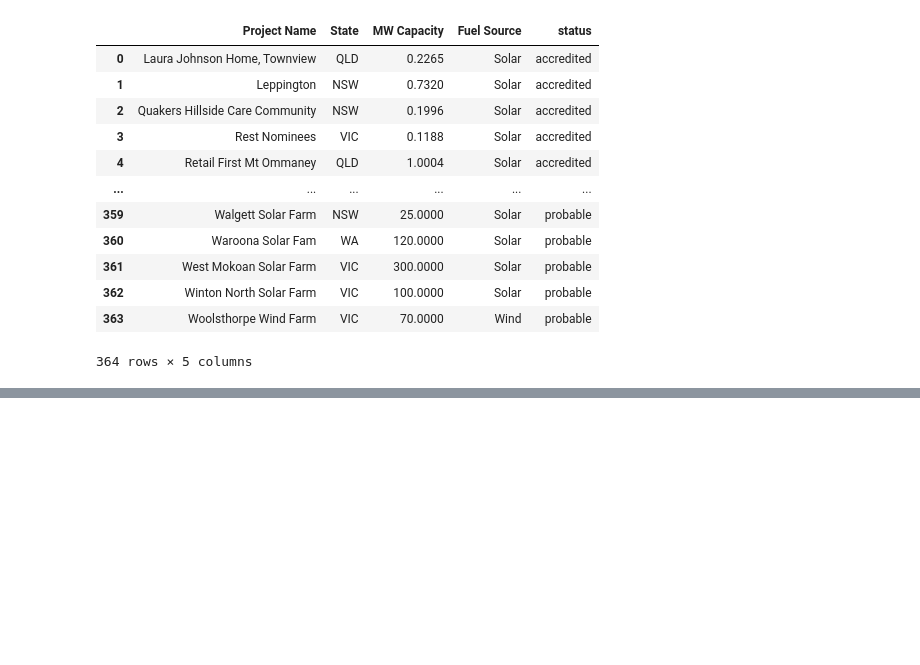
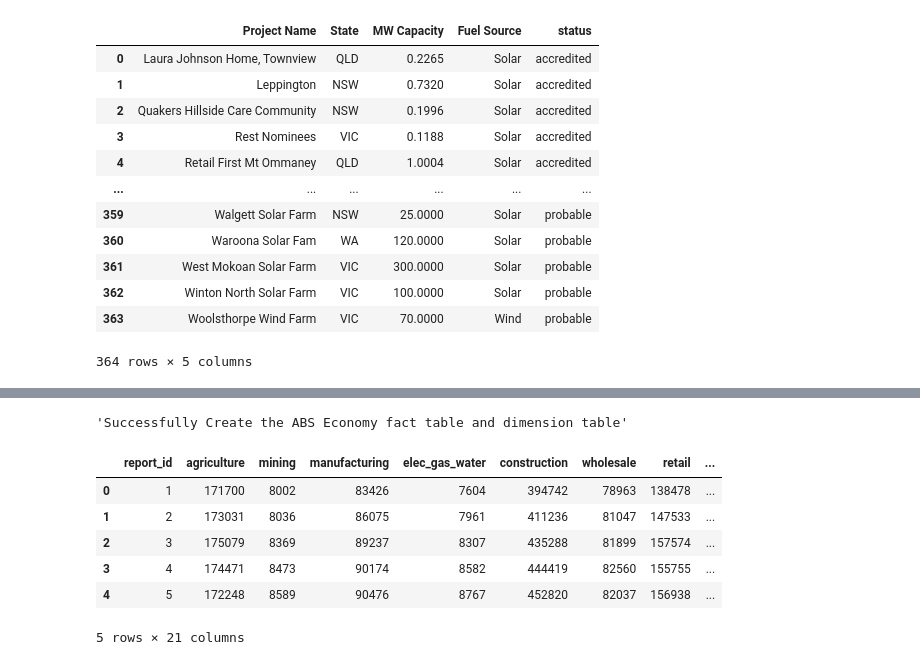
Before and after one commit to joelkurien/COMP5339Assignment, a Jupyter notebook: COMP5339_Ass1.ipynb, the cells around one changed output, grey strips where cells are left out. Drawn from its saved outputs; the diff is of its cells as text; code cells hidden in the pictures; blank space fills up the shorter version.

```diff
--- a/COMP5339_Ass1.ipynb
+++ b/COMP5339_Ass1.ipynb
@@ -501,0 +487,14 @@ def nger_
+# %%
+create_abs_schema(abs_df)
+# %% [output]
+'Successfully Create the ABS Economy fact table and dimension table'
+# %%
+conn.execute("SELECT * FROM abs_fact_table LIMIT 5").fetchdf()
+# %% [output]
+|  | report_id | agriculture | mining | manufacturing | elec_gas_water | construction | wholesale | retail | ... |
+| 0 | 1 | 171700 | 8002 | 83426 | 7604 | 394742 | 78963 | 138478 | ... |
+| 1 | 2 | 173031 | 8036 | 86075 | 7961 | 411236 | 81047 | 147533 | ... |
+| 2 | 3 | 175079 | 8369 | 89237 | 8307 | 435288 | 81899 | 157574 | ... |
+| 3 | 4 | 174471 | 8473 | 90174 | 8582 | 444419 | 82560 | 155755 | ... |
+| 4 | 5 | 172248 | 8589 | 90476 | 8767 | 452820 | 82037 | 156938 | ... |
+5 rows × 21 columns
```
Also changed, not shown: parts of 21 cells of this notebook.
